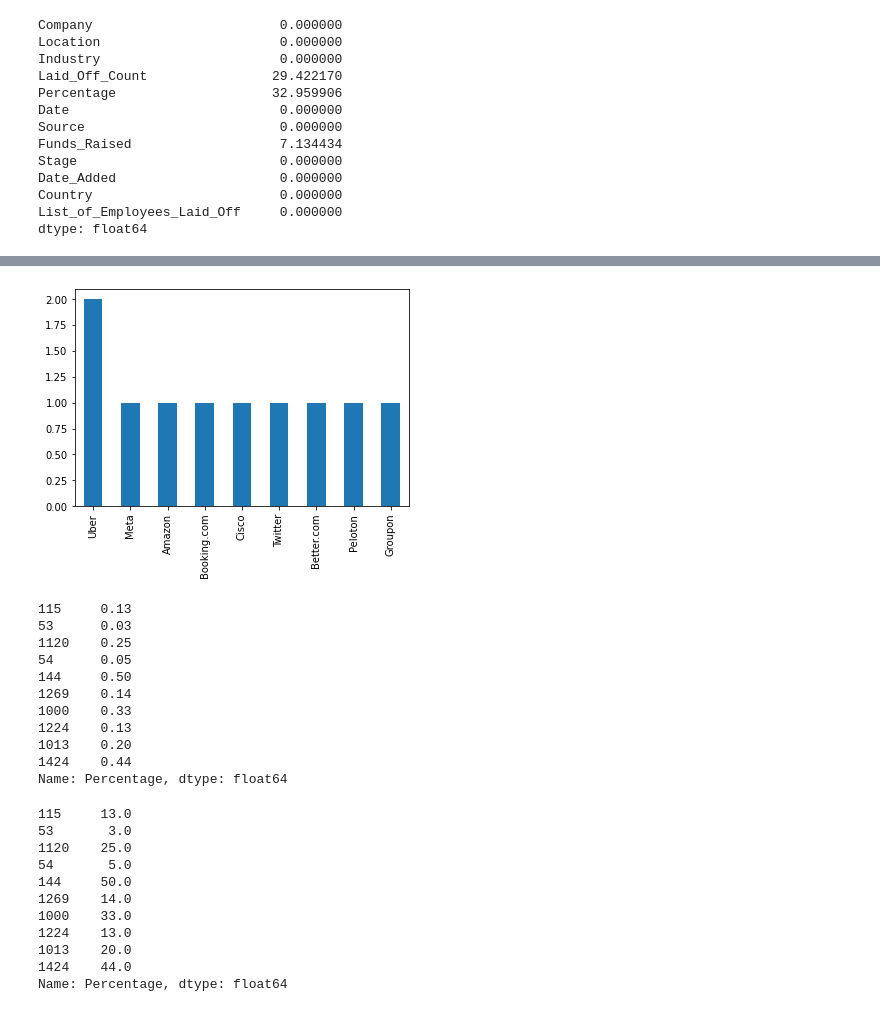
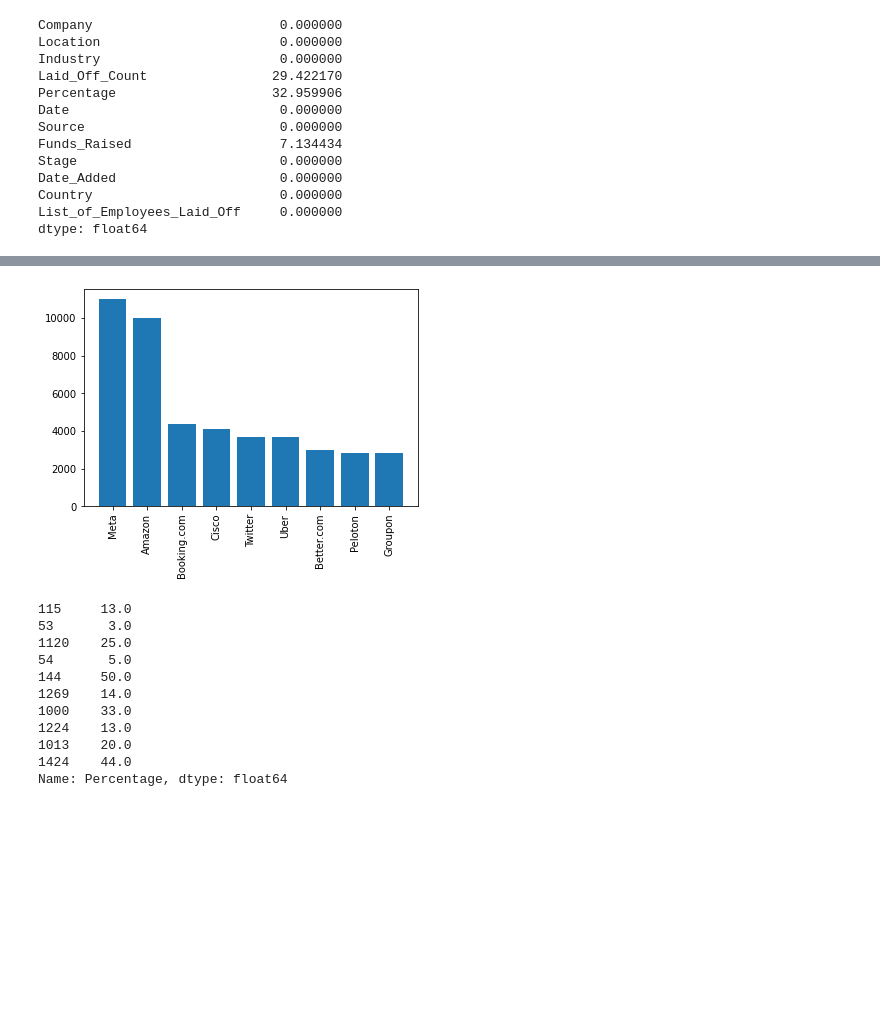
Before and after one commit to BrunaKrasotaMatos/MineracaoDados, a Jupyter notebook: VisualizacaoDadosTrilha6_BrunaMatos.ipynb, the cells around one changed output, grey strips where cells are left out. Drawn from its saved outputs; the diff is of its cells as text; code cells hidden in the pictures; blank space fills up the shorter version.

```diff
--- a/VisualizacaoDadosTrilha6_BrunaMatos.ipynb
+++ b/VisualizacaoDadosTrilha6_BrunaMatos.ipynb
@@ -111,23 +111,14 @@ dtype: float64
 # %%
 # Vamos ver quais foram as 10 empresas com maior numero de layoffs
 df_filtered = df.nlargest(10, 'Laid_Off_Count')
-df_filtered.Company.value_counts().plot(kind="bar")
+company = df_filtered['Company']
+laydoff = df_filtered['Laid_Off_Count']
+
+plt.bar(company,laydoff)
+plt.xticks(rotation=90)
 plt.show()
-#display(df_filtered.describe(include='all'))
-print(df_filtered["Percentage"])
 # %% [output]
-[figure, old version]
+[figure, new version]
-115     0.13
-53      0.03
-1120    0.25
-54      0.05
-144     0.50
-1269    0.14
-1000    0.33
-1224    0.13
-1013    0.20
-1424    0.44
-Name: Percentage, dtype: float64
 # %%
 # Vamos analisar a percentagem dentro das empresas com maior número de layoff
 df_filtered["Percentage"] = df_filtered["Percentage"]*100
```
Also changed, not shown: parts of 5 cells of this notebook.
